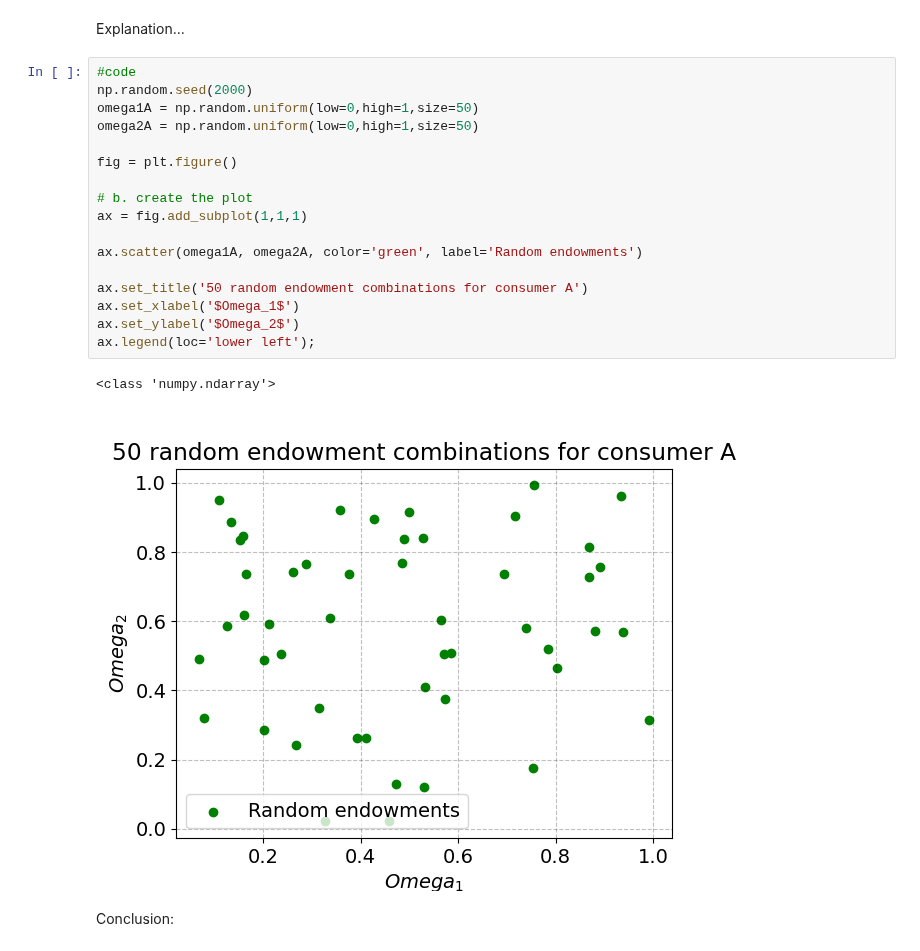
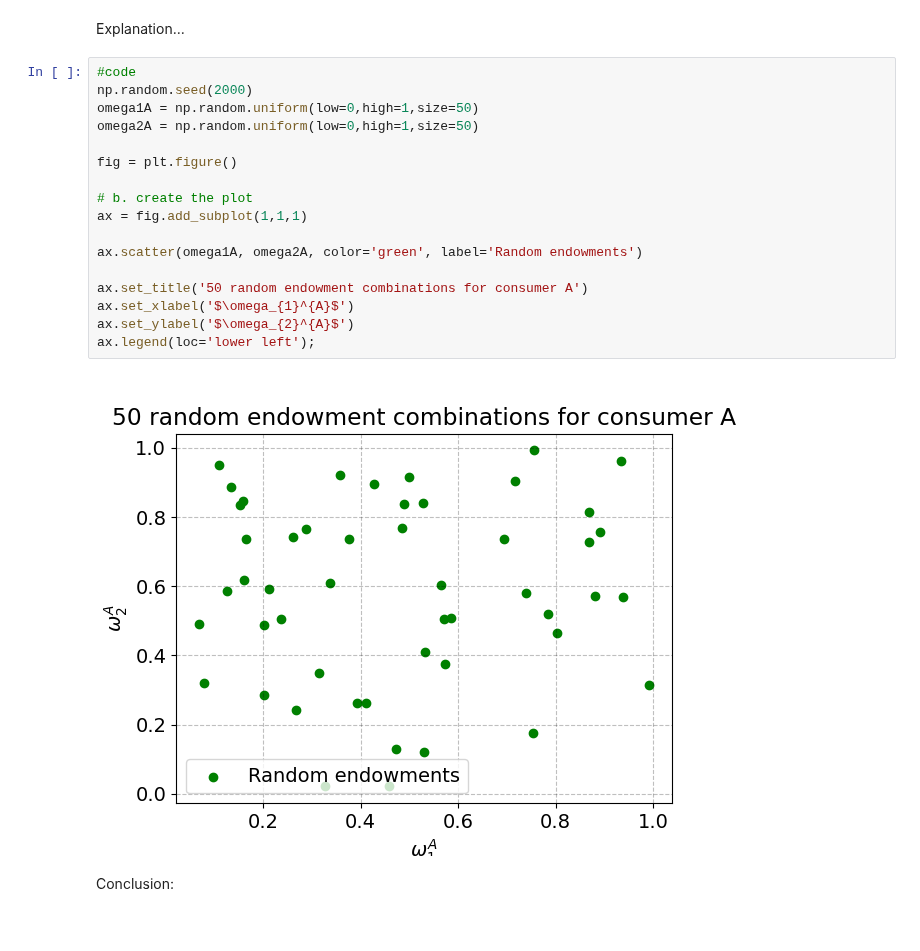
Before and after one commit to NumEconCopenhagen/projects-2024-emil-og-simon, a Jupyter notebook: inauguralproject/inauguralproject.ipynb, the cells around one changed output. Drawn from its saved outputs; the diff is of its cells as text.

```diff
--- a/inauguralproject/inauguralproject.ipynb
+++ b/inauguralproject/inauguralproject.ipynb
@@ -494,23 +489,22 @@ Explanation...
 # %%
 #code
 np.random.seed(2000)
 omega1A = np.random.uniform(low=0,high=1,size=50)
 omega2A = np.random.uniform(low=0,high=1,size=50)
 
 fig = plt.figure()
 
 # b. create the plot
 ax = fig.add_subplot(1,1,1)
 
 ax.scatter(omega1A, omega2A, color='green', label='Random endowments')
 
 ax.set_title('50 random endowment combinations for consumer A')
-ax.set_xlabel('$Omega_1$')
-ax.set_ylabel('$Omega_2$')
+ax.set_xlabel('$\omega_{1}^{A}$')
+ax.set_ylabel('$\omega_{2}^{A}$')
 ax.legend(loc='lower left');
 # %% [output]
-<class 'numpy.ndarray'>
-[figure, old version]
+[figure, new version]
 # %% [markdown]
 Conclusion:
 # %% [markdown]
```
Also changed, not shown: parts of 20 cells of this notebook, 1 other file.
